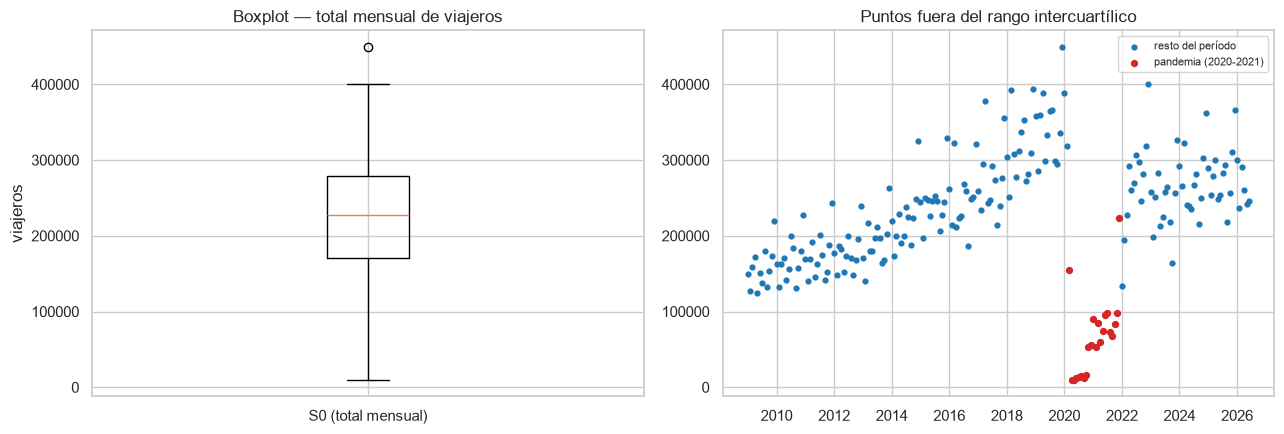
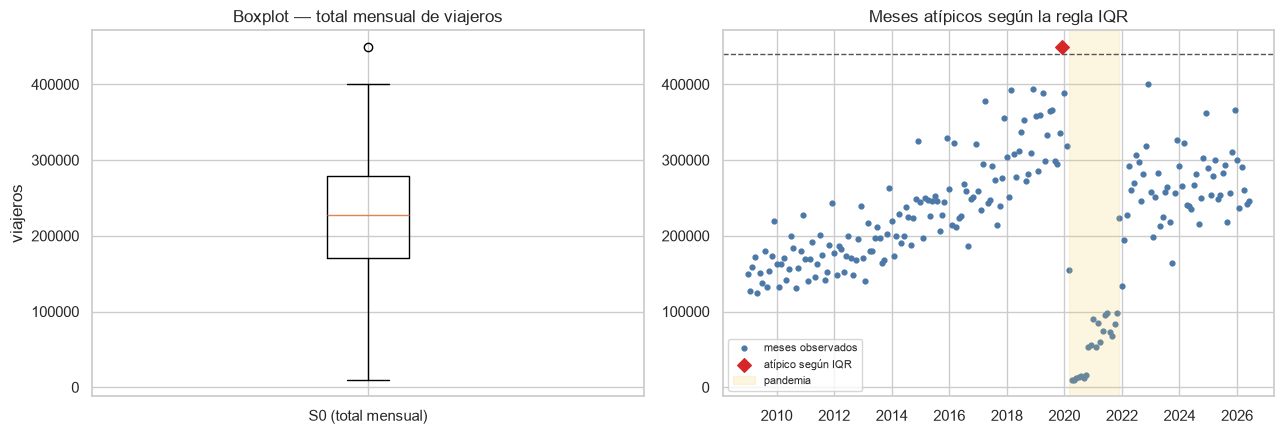
Code edit (unified diff) that turned the first committed figure into the second:
--- before
+++ after
@@ -1,2 +1,7 @@
+q1, q3 = s0.quantile([0.25, 0.75])
+iqr = q3 - q1
+lim_inf, lim_sup = q1 - 1.5 * iqr, q3 + 1.5 * iqr
+atipicos = s0[(s0 < lim_inf) | (s0 > lim_sup)]
+
 fig, axes = plt.subplots(1, 2, figsize=(13, 4.5))
 
@@ -5,15 +10,12 @@
 axes[0].set_ylabel("viajeros")
 
-meses_pandemia = s0.index[(s0.index >= "2020-03-01") & (s0.index <= "2021-12-01")]
-axes[1].scatter(s0.index, s0.values, s=12, color="#1f77b4", label="resto del período")
-axes[1].scatter(meses_pandemia, s0.loc[meses_pandemia], s=18, color="#d62728",
-                label="pandemia (2020-2021)")
-axes[1].set_title("Puntos fuera del rango intercuartílico")
+axes[1].scatter(s0.index, s0.values, s=12, color="#4c78a8", label="meses observados")
+axes[1].scatter(atipicos.index, atipicos.values, s=48, marker="D", color="#d62728",
+                label="atípico según IQR", zorder=3)
+axes[1].axvspan(pd.Timestamp("2020-03-01"), pd.Timestamp("2021-12-01"),
+                color="#f2cf5b", alpha=0.18, label="pandemia")
+axes[1].axhline(lim_sup, color="#555555", linestyle="--", linewidth=1)
+axes[1].set_title("Meses atípicos según la regla IQR")
 axes[1].legend(fontsize=8)
-
-q1, q3 = s0.quantile([0.25, 0.75])
-iqr = q3 - q1
-lim_inf, lim_sup = q1 - 1.5 * iqr, q3 + 1.5 * iqr
-atipicos = s0[(s0 < lim_inf) | (s0 > lim_sup)]
 
 plt.tight_layout()

Commit: [FIX] Corregir inconsistencias del análisis exploratorio